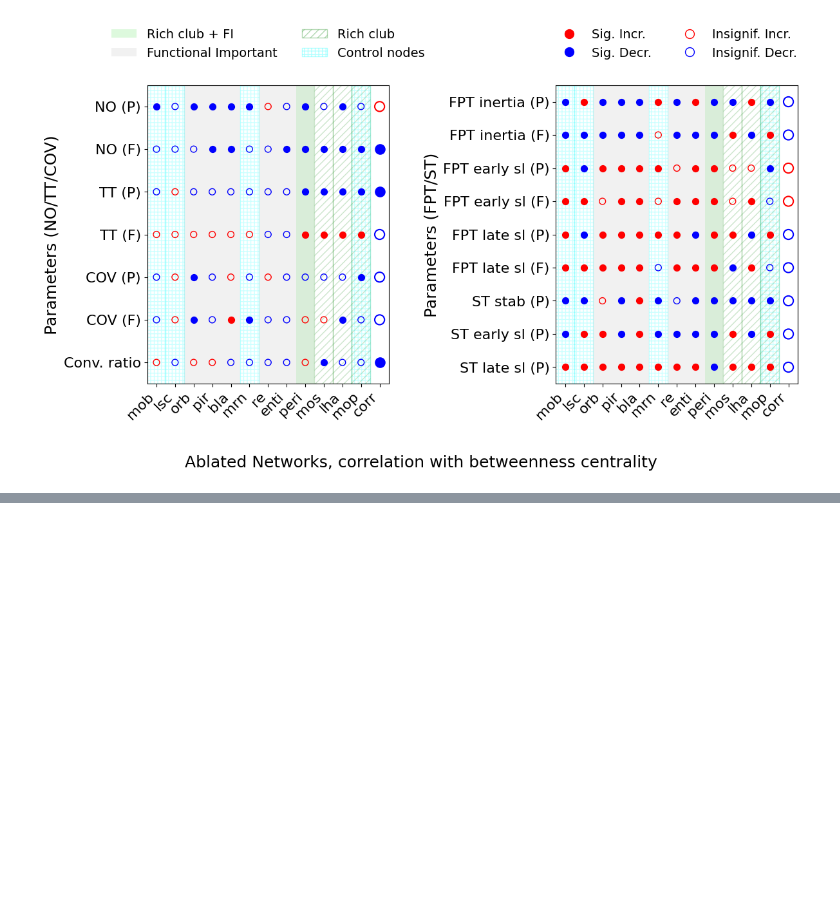
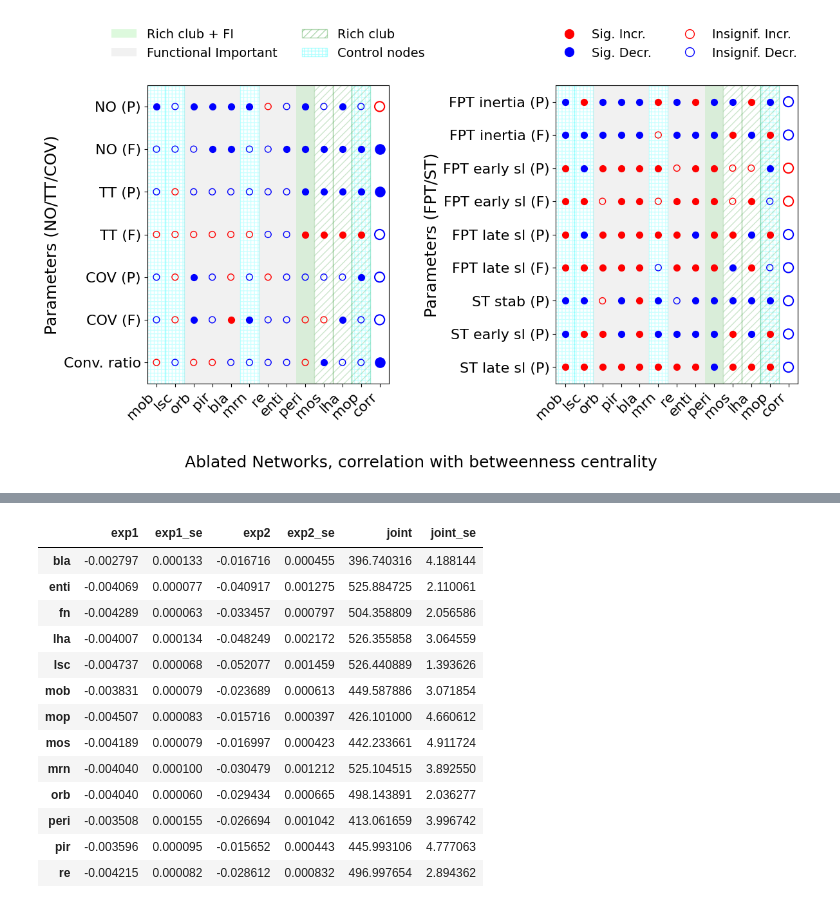
Before and after one commit to csndl-iitd/srg-tes-epilepsy-models, a Jupyter notebook: analysis/notebooks/Analyse fig_March_26.ipynb, the cells around one changed output, grey strips where cells are left out. Cells and saved outputs as stored; diff of their text form; code cells hidden in the pictures; blank space fills up the shorter version.

```diff
--- a/analysis/notebooks/Analyse fig_March_26.ipynb
+++ b/analysis/notebooks/Analyse fig_March_26.ipynb
@@ -3394,0 +3500,17 @@ plt.show()
+# %%
+d['part_fpt']
+# %% [output]
+|  | exp1 | exp1_se | exp2 | exp2_se | joint | joint_se |
+| bla | -0.002797 | 0.000133 | -0.016716 | 0.000455 | 396.740316 | 4.188144 |
+| enti | -0.004069 | 0.000077 | -0.040917 | 0.001275 | 525.884725 | 2.110061 |
+| fn | -0.004289 | 0.000063 | -0.033457 | 0.000797 | 504.358809 | 2.056586 |
+| lha | -0.004007 | 0.000134 | -0.048249 | 0.002172 | 526.355858 | 3.064559 |
+| lsc | -0.004737 | 0.000068 | -0.052077 | 0.001459 | 526.440889 | 1.393626 |
+| mob | -0.003831 | 0.000079 | -0.023689 | 0.000613 | 449.587886 | 3.071854 |
+| mop | -0.004507 | 0.000083 | -0.015716 | 0.000397 | 426.101000 | 4.660612 |
+| mos | -0.004189 | 0.000079 | -0.016997 | 0.000423 | 442.233661 | 4.911724 |
+| mrn | -0.004040 | 0.000100 | -0.030479 | 0.001212 | 525.104515 | 3.892550 |
+| orb | -0.004040 | 0.000060 | -0.029434 | 0.000665 | 498.143891 | 2.036277 |
+| peri | -0.003508 | 0.000155 | -0.026694 | 0.001042 | 413.061659 | 3.996742 |
+| pir | -0.003596 | 0.000095 | -0.015652 | 0.000443 | 445.993106 | 4.777063 |
+| re | -0.004215 | 0.000082 | -0.028612 | 0.000832 | 496.997654 | 2.894362 |
```
Also changed, not shown: parts of 27 cells of this notebook, 3 other files.
